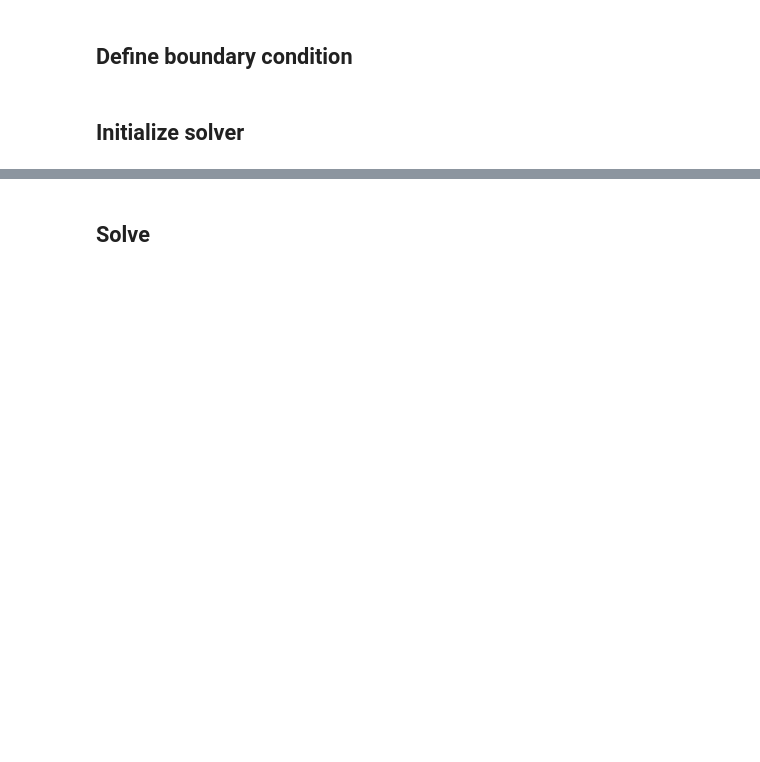
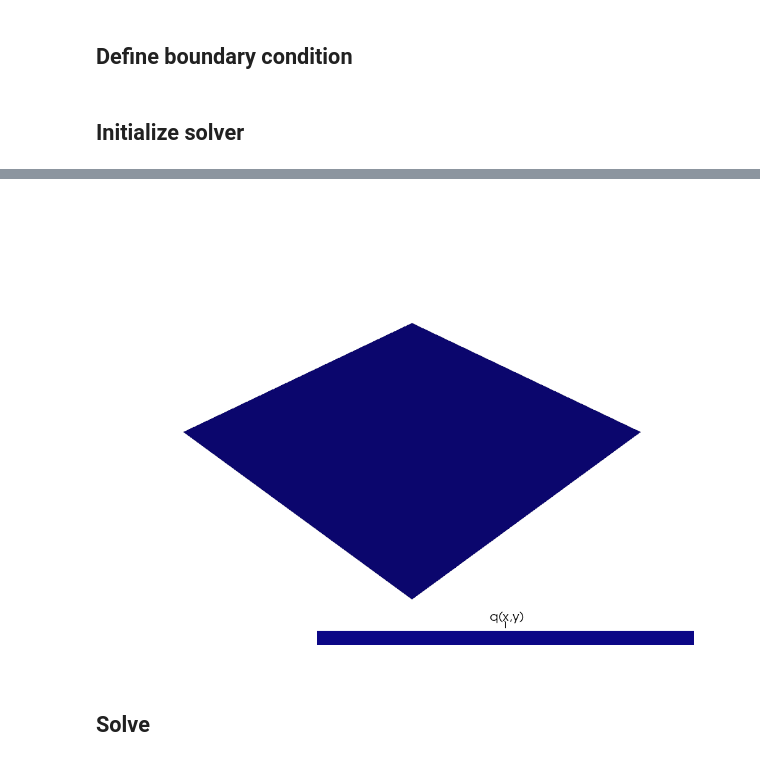
Before and after one commit to MinhMPA/steady-2d-heat-inverse, a Jupyter notebook: notebooks/ForwardSolve.ipynb, the cells around one changed output, grey strips where cells are left out. Drawn from its saved outputs; the diff is of its cells as text; code cells hidden in the pictures; blank space fills up the shorter version.

```diff
--- a/notebooks/ForwardSolve.ipynb
+++ b/notebooks/ForwardSolve.ipynb
@@ -28,3 +32,7 @@ blackbox_solver=SteadyHeatForwardSolver2D(nmesh=nmesh, mesh_type=mesh_type, \
+# %%
+return_plt=blackbox_solver.q.plot_input_heat_source(return_plotter=False)
+# %% [output]
+[figure, added]
 # %% [markdown]
 ## Solve
 # %%
```
Also changed, not shown: parts of 3 cells of this notebook.
